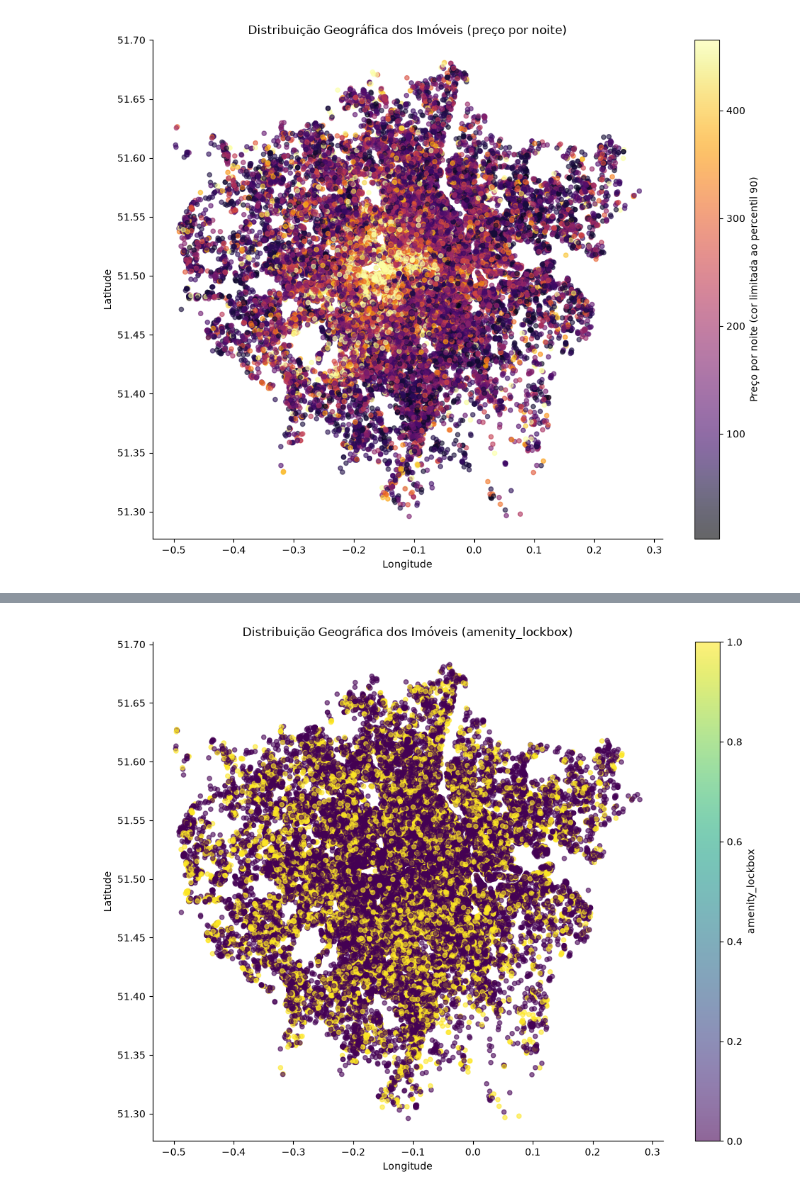
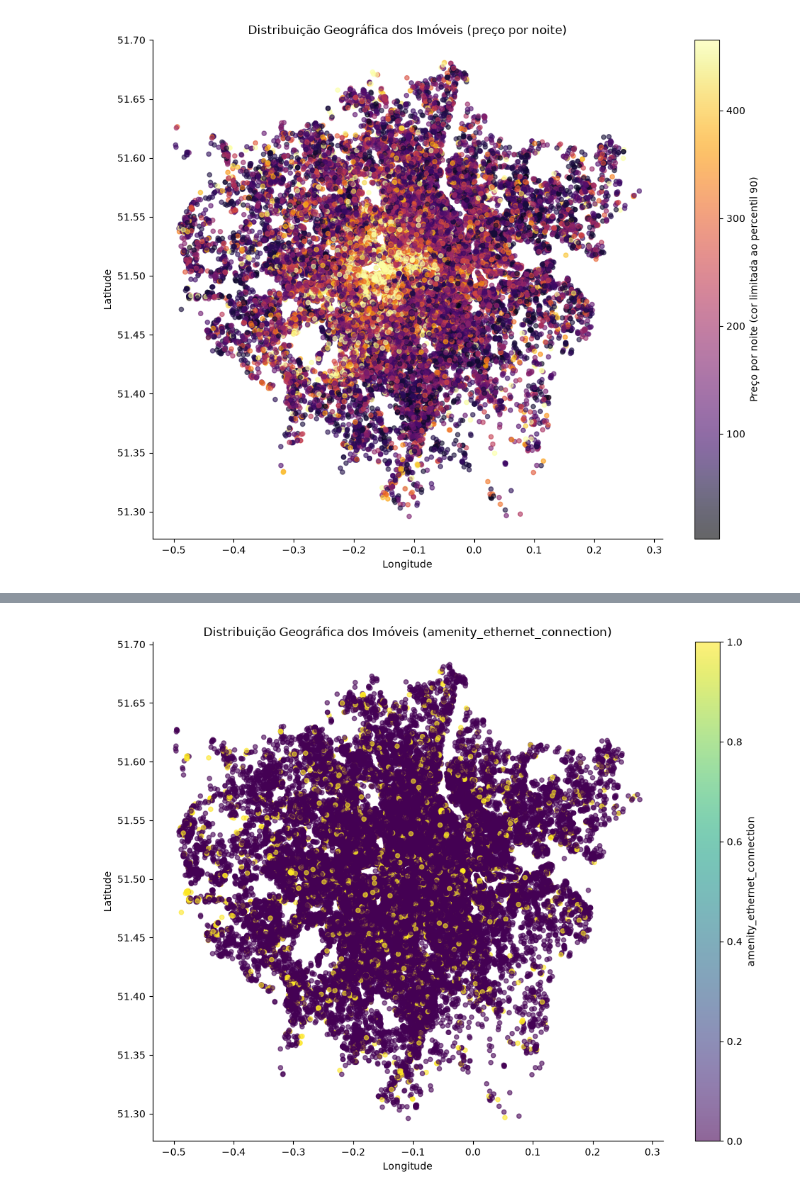
Before and after one commit to batichotti/London-Airbnb-Analysis, a Jupyter notebook: notebook.ipynb, the cells around one changed output, grey strips where cells are left out. Saved outputs shown, nothing was run; the diff lists cells and outputs as text; code cells hidden in the pictures.

```diff
--- a/notebook.ipynb
+++ b/notebook.ipynb
@@ -295,18 +387,18 @@ plt.show()
 # %%
-df_plot = df.dropna(subset=['amenity_lockbox', 'latitude', 'longitude']).copy()
+df_plot = df.dropna(subset=['amenity_ethernet_connection', 'latitude', 'longitude']).copy()
 
 fig, ax = plt.subplots(figsize=(10, 8))
-scatter = ax.scatter(df_plot['longitude'], df_plot['latitude'], c=df_plot['amenity_lockbox'],
+scatter = ax.scatter(df_plot['longitude'], df_plot['latitude'], c=df_plot['amenity_ethernet_connection'],
                       cmap='viridis', alpha=0.6, s=20)
-plt.colorbar(scatter, label='amenity_lockbox')
+plt.colorbar(scatter, label='amenity_ethernet_connection')
 ax.set_xlabel('Longitude')
 ax.set_ylabel('Latitude')
-ax.set_title('Distribuição Geográfica dos Imóveis (amenity_lockbox)')
+ax.set_title('Distribuição Geográfica dos Imóveis (amenity_ethernet_connection)')
 
 ax.spines['top'].set_visible(False)
 ax.spines['right'].set_visible(False)
 
 plt.tight_layout()
 plt.show()
 # %% [output]
-[figure, old version]
+[figure, new version]
```
Also changed, not shown: parts of 5 cells of this notebook.
